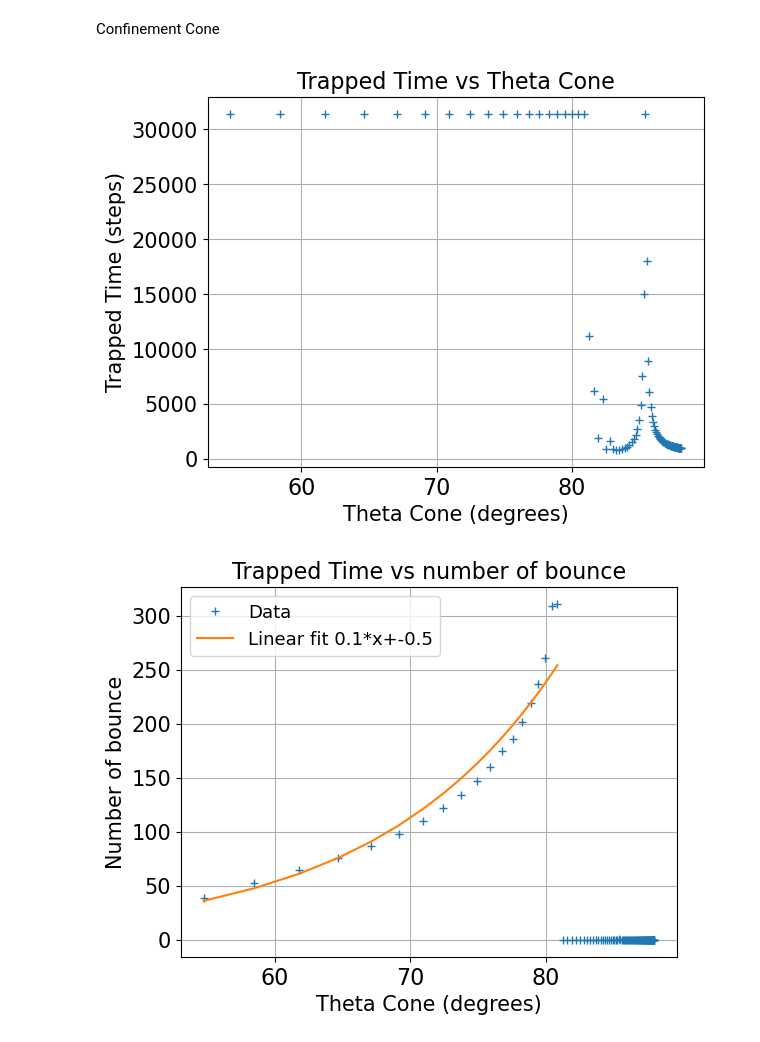
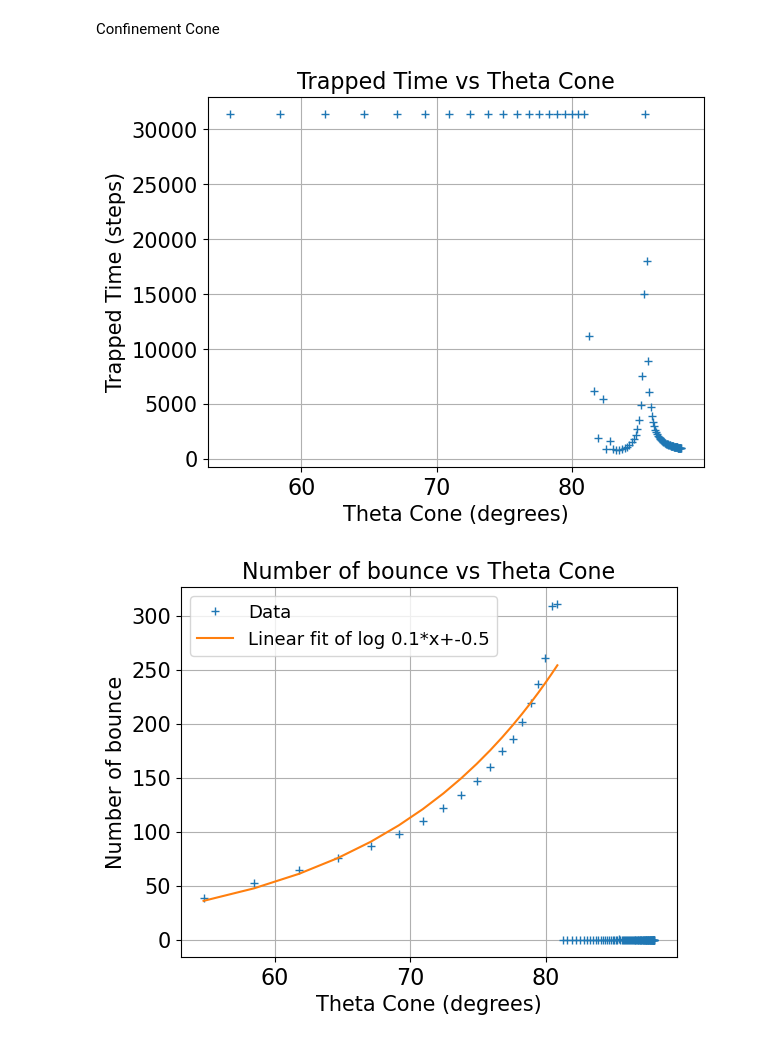
Before and after one commit to Sworzzy/PIC-PPF, a Jupyter notebook: main.ipynb, the cells around one changed output. Saved outputs shown, nothing was run; the diff lists cells and outputs as text; code cells hidden in the pictures.

```diff
--- a/main.ipynb
+++ b/main.ipynb
@@ -984,7 +984,7 @@ plt.plot(theta_cone*180/np.pi,bounces_number,"+",label="Data")
 plt.plot(theta_cone[trapped_part_indexes]*180/np.pi,np.exp(coefs[0]*theta_cone[trapped_part_indexes]*180/np.pi+coefs[1]),"-",label=f"Linear fit of log {coefs[0]:.1f}*x+{coefs[1]:.1f}")
 plt.xlabel("Theta Cone (degrees)")
 plt.ylabel("Number of bounce")
-plt.title("Trapped Time vs number of bounce")
+plt.title("Number of bounce vs Theta Cone")
 plt.grid()
 # plt.yscale('log')
 plt.legend()
@@ -993,34 +993,34 @@ plt.legend()
 plt.figure()
 plt.plot(Bm_list,Bm_ana,"+",label='Data Points')
 plt.plot(Bm_ana,Bm_ana,"-",label='Ideal')
 plt.ylabel("Analytical Bm")
 plt.xlabel("Simulated Bm")
 plt.title("Analytical vs Simulated Bm for trapped particles")
 plt.grid()
 plt.legend()
 
 plt.figure()
 plt.plot(theta_cone_simu*180/np.pi,theta_cone*180/np.pi,"+",label='Data Points')
 plt.plot(theta_cone_simu*180/np.pi,theta_cone_simu*180/np.pi,"-",label='Ideal')
 plt.ylabel("Analytical theta Cone (degrees)")
 plt.xlabel("Simulated theta cone (degrees)")
 plt.title("Analytical vs Simulated theta cone for trapped particles")
 plt.grid()
 plt.legend()
 
 plt.figure()
 plt.plot(theta_cone*180/np.pi,J_mean,"+")
 plt.xlabel("Theta cone (degrees)")
 plt.ylabel("J")
 plt.title('Mean second adiabatic invariant per particle')
 plt.grid()
 plt.legend()
 
 
 plt.show()
 # %% [output]
 [figure]
-[figure, old version]
+[figure, new version]
 [figure]
 [figure]
 [figure]
```
